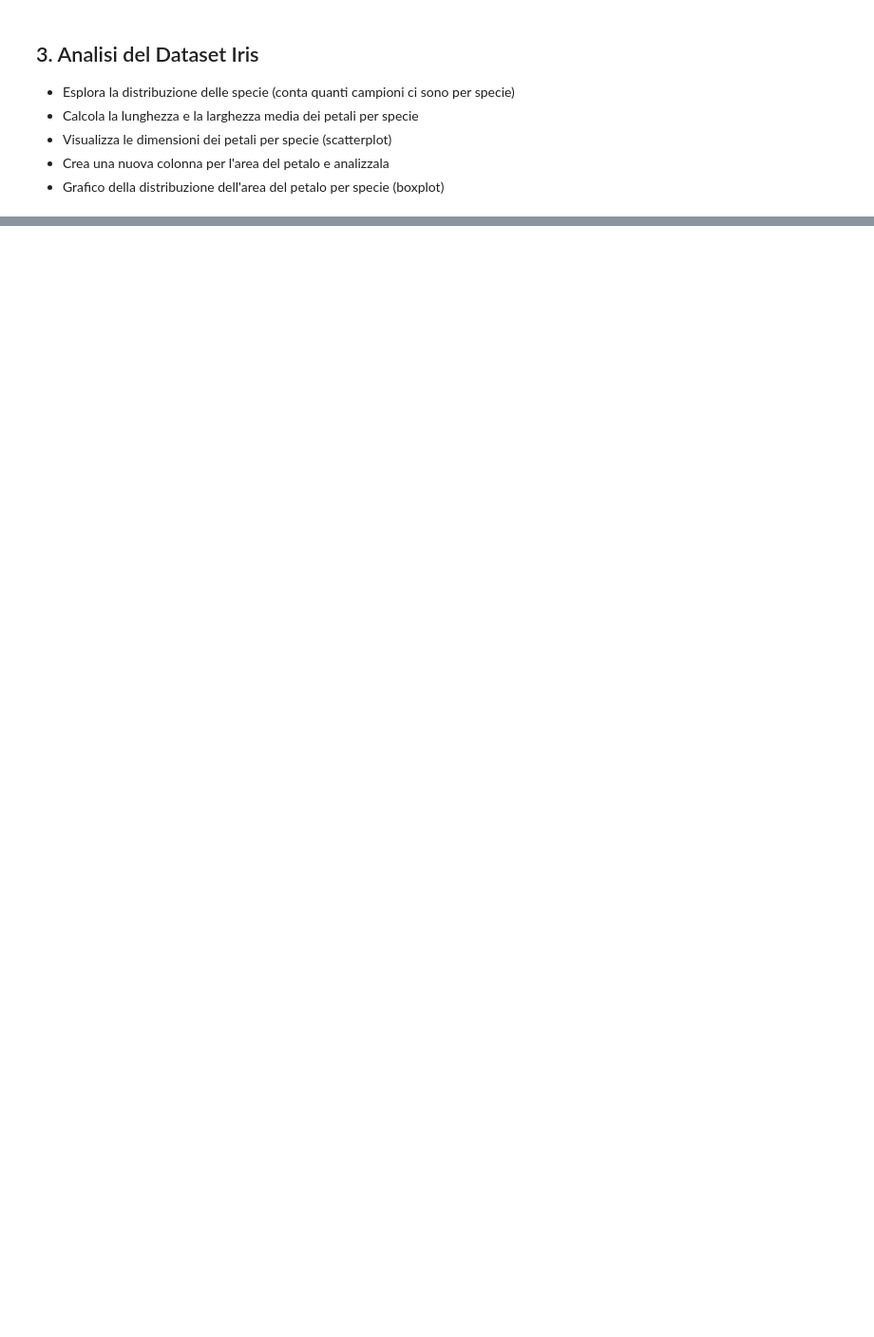
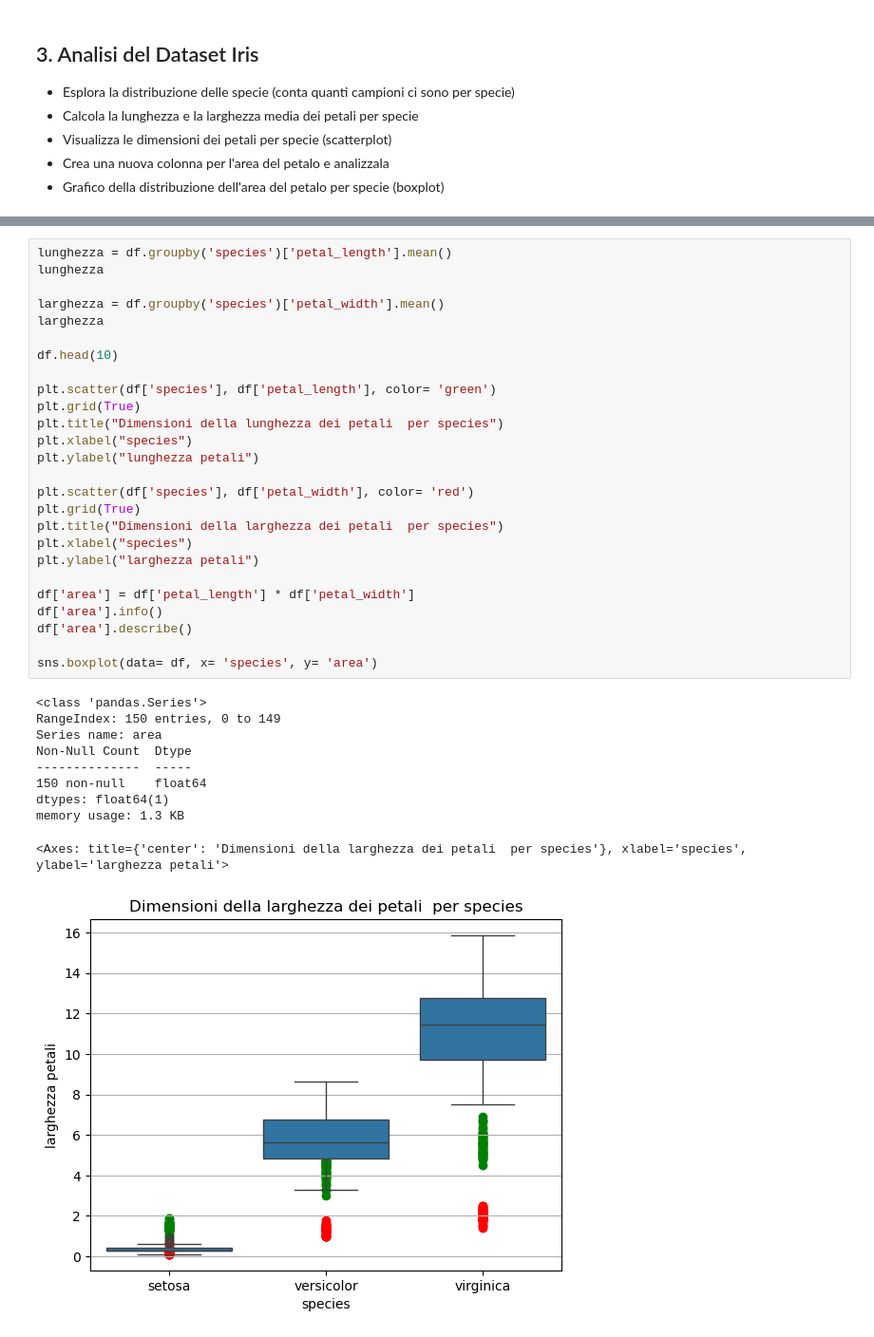
Before and after one commit to Franck-237/ProgrammingLab, a Jupyter notebook: Programming_lab2/5.4_Esercizi_lez_5.ipynb, the cells around one changed output, grey strips where cells are left out. Shown at 95% size. Cells and saved outputs as stored; diff of their text form; blank space fills up the shorter version.

```diff
--- a/Programming_lab2/5.4_Esercizi_lez_5.ipynb
+++ b/Programming_lab2/5.4_Esercizi_lez_5.ipynb
@@ -90,0 +162,37 @@ df.head()
+# %%
+lunghezza = df.groupby('species')['petal_length'].mean()
+lunghezza
+
+larghezza = df.groupby('species')['petal_width'].mean()
+larghezza
+
+df.head(10)
+
+plt.scatter(df['species'], df['petal_length'], color= 'green')
+plt.grid(True)
+plt.title("Dimensioni della lunghezza dei petali  per species")
+plt.xlabel("species")
+plt.ylabel("lunghezza petali")
+
+plt.scatter(df['species'], df['petal_width'], color= 'red')
+plt.grid(True)
+plt.title("Dimensioni della larghezza dei petali  per species")
+plt.xlabel("species")
+plt.ylabel("larghezza petali")
+
+df['area'] = df['petal_length'] * df['petal_width']
+df['area'].info()
+df['area'].describe()
+
+sns.boxplot(data= df, x= 'species', y= 'area')
+# %% [output]
+<class 'pandas.Series'>
+RangeIndex: 150 entries, 0 to 149
+Series name: area
+Non-Null Count  Dtype
+--------------  -----
+150 non-null    float64
+dtypes: float64(1)
+memory usage: 1.3 KB
+<Axes: title={'center': 'Dimensioni della larghezza dei petali  per species'}, xlabel='species', ylabel='larghezza petali'>
+[figure, added]
```
Also changed, not shown: parts of 10 cells of this notebook.
